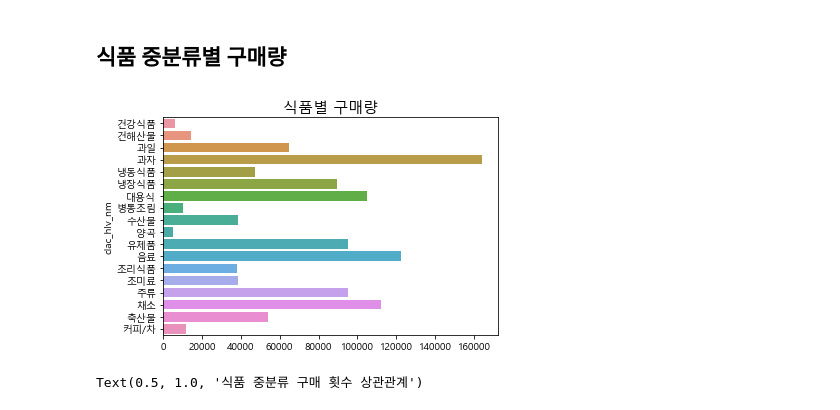
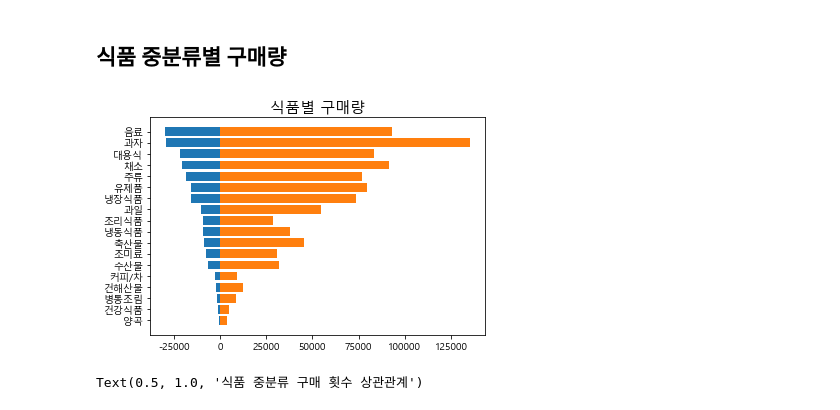
Before and after one commit to HYOJUNG08/RI_E5_1, a Jupyter notebook: 01_EDA.ipynb, the cells around one changed output. Saved outputs shown, nothing was run; the diff lists cells and outputs as text; code cells hidden in the pictures.

```diff
--- a/01_EDA.ipynb
+++ b/01_EDA.ipynb
@@ -260,7 +257,11 @@ food_dv = food_dv.fillna(0)
-# %%
-sns.barplot(x = food_dv.sum(), y = food_dv.columns)
-plt.title('식품별 구매량', fontsize = 15)
-plt.show()
-# %% [output]
-[figure, removed]
+# %%
+food_dv_age = DF_foods.groupby(['clac_hlv_nm','ages'])['buy_ct'].sum().unstack()
+food_dv_age = food_dv_age.fillna(0)
+food_dv_age = food_dv_age.sort_values(by='20대')
+plt.barh(food_dv_age.index, -(food_dv_age['20대']), label = '')
+plt.barh(food_dv_age.index, food_dv_age['30대'], label = '')
+plt.title('식품별 구매량', fontsize = 15)
+plt.show()
+# %% [output]
+[figure, added]
 # %%
```
Also changed, not shown: parts of 24 cells of this notebook.
